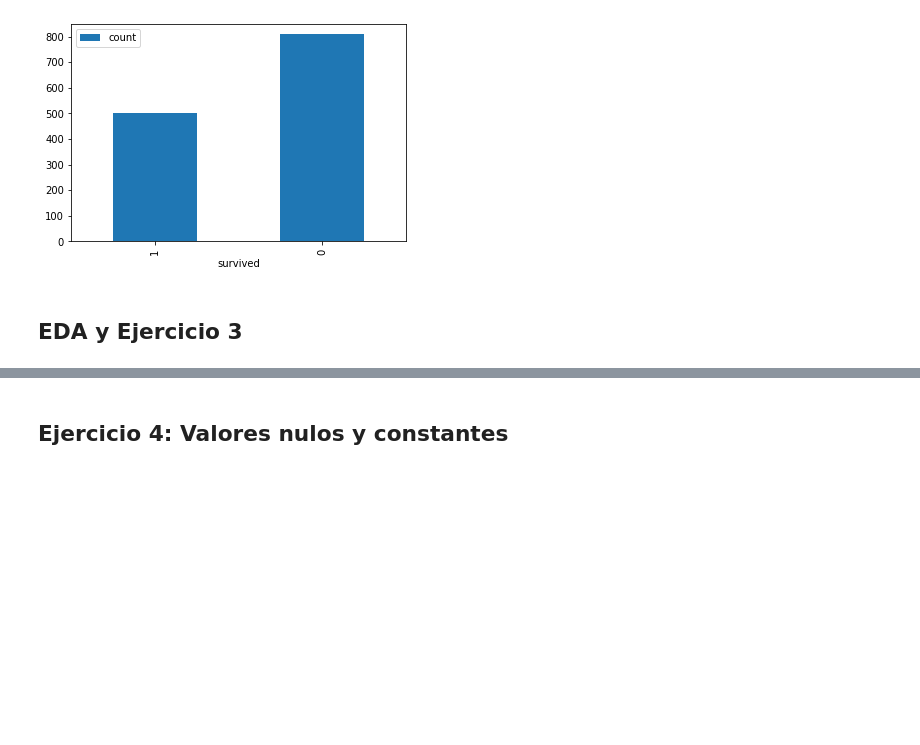
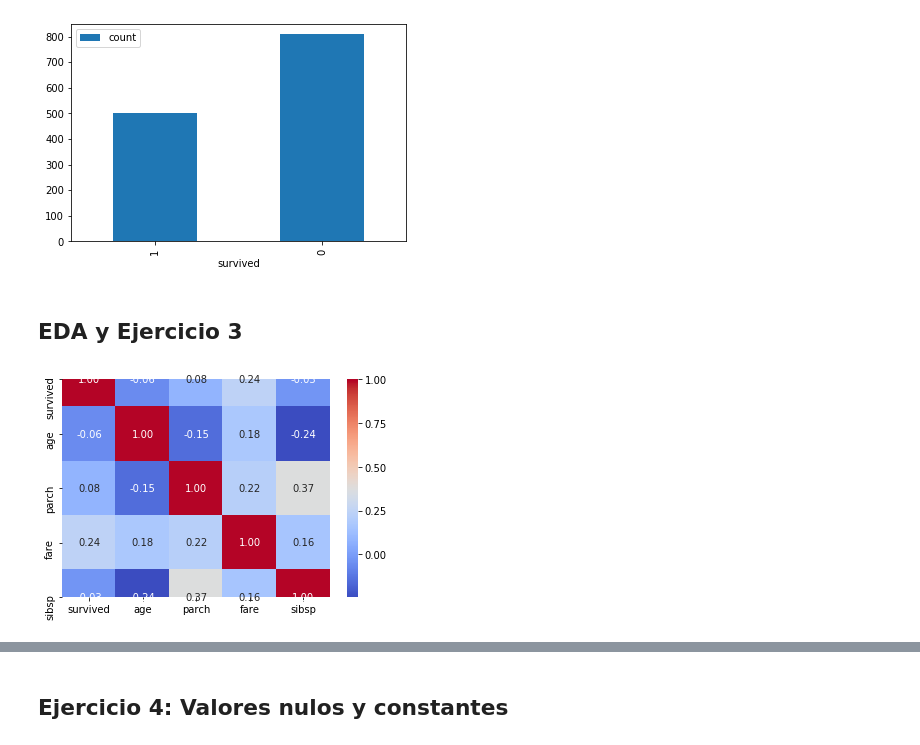
Before and after one commit to arjones/bigdata-workshop-es, a Jupyter notebook: jupyter/notebook/titanic_spark.ipynb, the cells around one changed output, grey strips where cells are left out. Cells and saved outputs as stored; diff of their text form; code cells hidden in the pictures; blank space fills up the shorter version.

```diff
--- a/jupyter/notebook/titanic_spark.ipynb
+++ b/jupyter/notebook/titanic_spark.ipynb
@@ -339,6 +341,8 @@ df.select('survived').groupBy('survived').count().toPandas().set_index('survived
 # %%
 import seaborn as sns
 # %%
-g = sns.heatmap(df[['survived', 'age', 'parch', 'fare', 'sibsp']].corr(),
+g = sns.heatmap(df.select('survived', 'age', 'parch', 'fare', 'sibsp').toPandas().corr(),
                 annot=True, fmt = ".2f", cmap = "coolwarm")
+# %% [output]
+[figure, added]
 # %%
```
Also changed, not shown: parts of 27 cells of this notebook, 2 other files.
